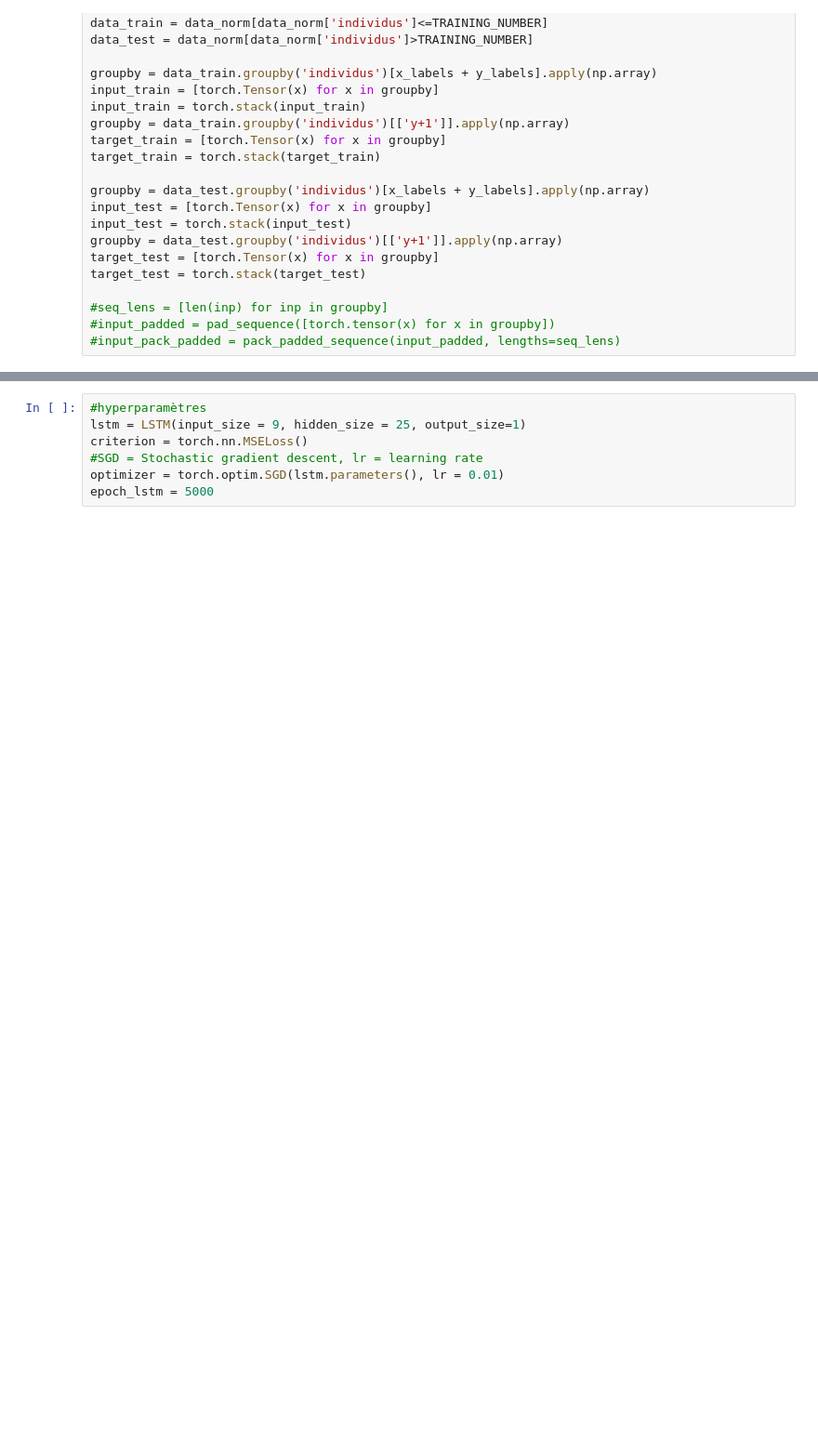
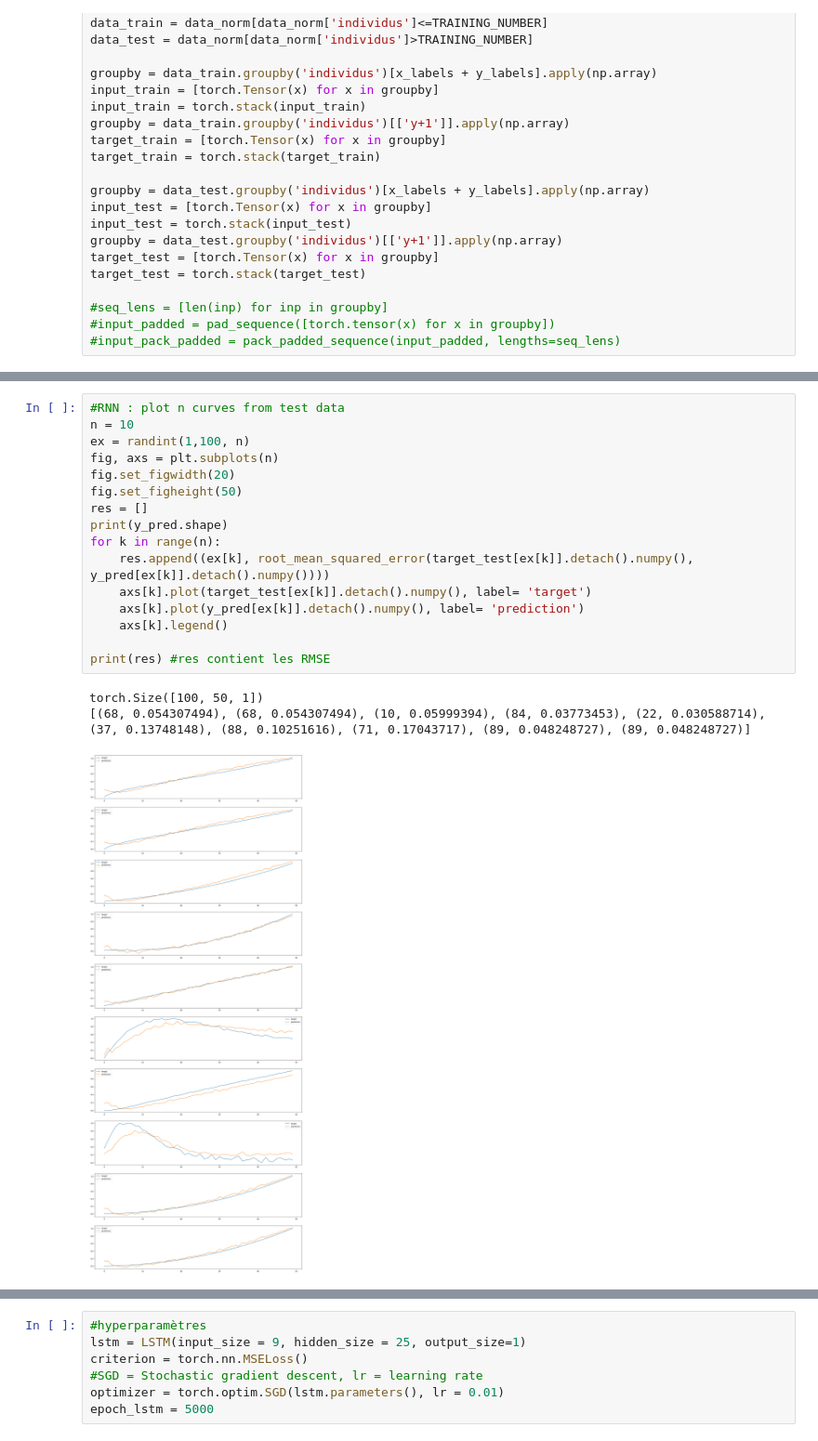
Before and after one commit to FrankwaP/subSISTM, a Jupyter notebook: models/ODE-RNN/Scénario 1.ipynb, the cells around one changed output, grey strips where cells are left out. Shown at 93% size. Drawn from its saved outputs; the diff is of its cells as text; blank space fills up the shorter version.

```diff
--- a/models/ODE-RNN/Scénario 1.ipynb
+++ b/models/ODE-RNN/Scénario 1.ipynb
@@ -144 +182,21 @@ plt.show()
+# %%
+#RNN : plot n curves from test data
+n = 10
+ex = randint(1,100, n)
+fig, axs = plt.subplots(n)
+fig.set_figwidth(20)
+fig.set_figheight(50)
+res = []
+print(y_pred.shape)
+for k in range(n):
+    res.append((ex[k], root_mean_squared_error(target_test[ex[k]].detach().numpy(), y_pred[ex[k]].detach().numpy())))
+    axs[k].plot(target_test[ex[k]].detach().numpy(), label= 'target')
+    axs[k].plot(y_pred[ex[k]].detach().numpy(), label= 'prediction')
+    axs[k].legend()
+
+print(res) #res contient les RMSE
+# %% [output]
+torch.Size([100, 50, 1])
+[(68, 0.054307494), (68, 0.054307494), (10, 0.05999394), (84, 0.03773453), (22, 0.030588714), (37, 0.13748148), (88, 0.10251616), (71, 0.17043717), (89, 0.048248727), (89, 0.048248727)]
+[figure, added]
 # %%
```
Also changed, not shown: parts of 16 cells of this notebook.
